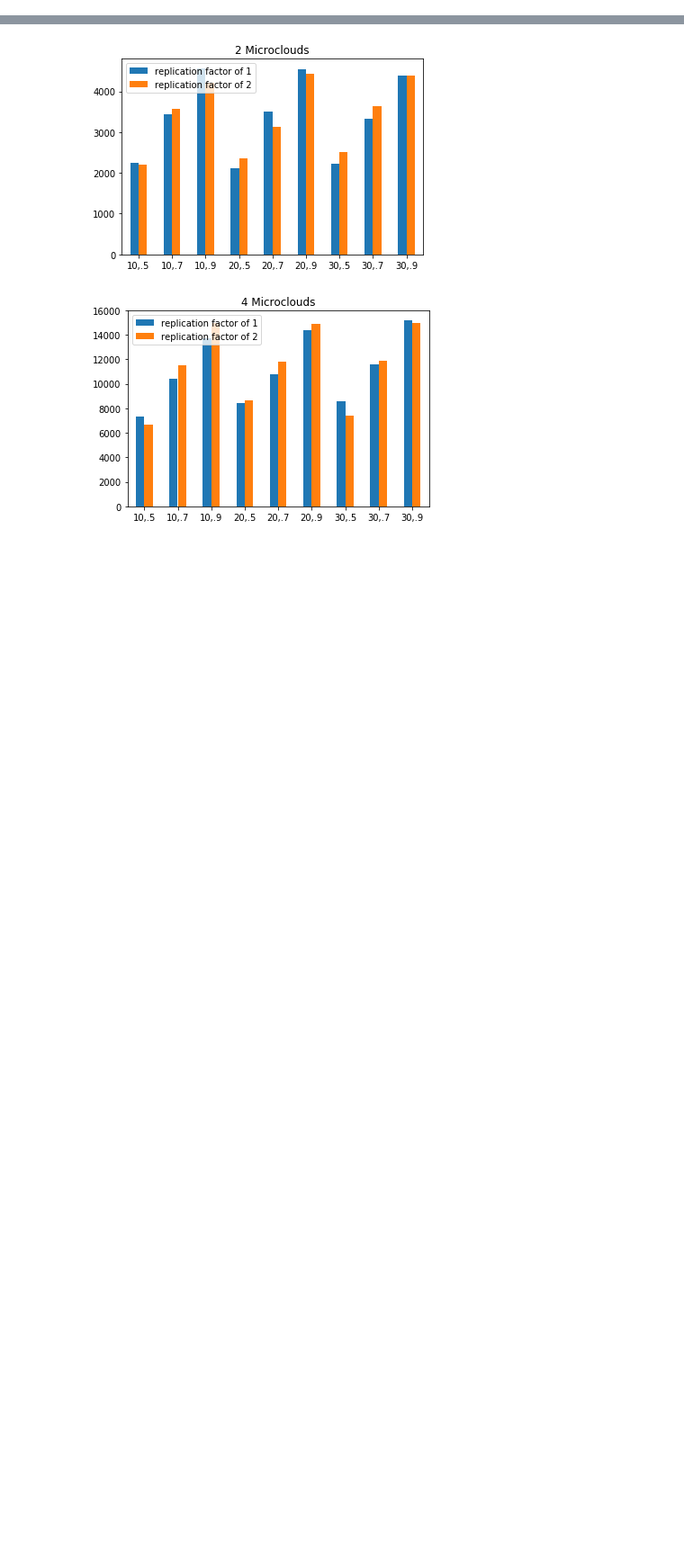
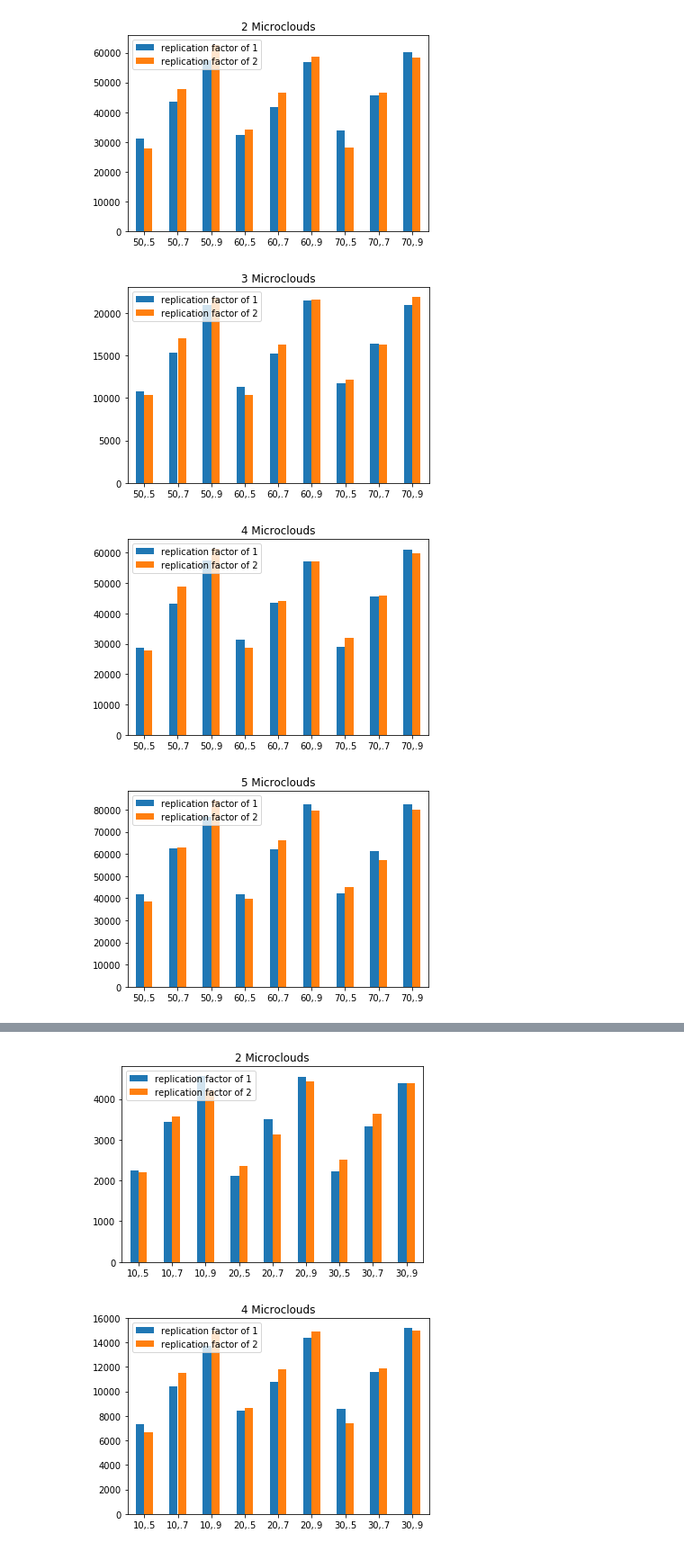
Before and after one commit to JuanMantica123/Veins_Research, a Jupyter notebook: simulations/PasubioSimulation/RandomForestNotebook.ipynb, the cells around one changed output, grey strips where cells are left out. Shown: that part at 90% size. Cells and saved outputs as stored; diff of their text form; code cells hidden in the pictures; blank space fills up the shorter version.

Commit message:
Updated the figures and simulations paremeters

```diff
--- a/simulations/PasubioSimulation/RandomForestNotebook.ipynb
+++ b/simulations/PasubioSimulation/RandomForestNotebook.ipynb
@@ -4,0 +19,21 @@ from collections import defaultdict
+# %%
+def plot_replication_factor(df,title):
+    er_values = df['expected_reliability'].unique()
+    ct_values = ['50','60','70']
+    rf_values = df['replication_factor'].unique()
+    lb = df[df.Name=='Load Balancer : 2 work finished']
+    rf1,rf2,index = [],[],[]
+    for ct in ct_values:
+        for er in er_values:
+            index.append("{},{}".format(ct,er))
+            for rf in rf_values:
+                tmp_df = lb[(lb.replication_factor==rf) & (lb.expected_reliability==er) & (lb.computation_task ==ct)]
+                parsed_series =  tmp_df['Unnamed: 18']
+                if rf=='1':
+                    rf1.append(parsed_series[parsed_series.first_valid_index()])
+                else:
+                    rf2.append(parsed_series[parsed_series.first_valid_index()])
+    rf_df = pd.DataFrame({'replication factor of 1':rf1,'replication factor of 2':rf2},index=index)
+    ax =rf_df.plot.bar(rot=0)
+    ax.set_title(title)
+    plt.show()
@@ -4,0 +62,5 @@ from collections import defaultdict
+# %%
+new_dfs = [parse_simul_df(pd.read_csv("newrandomForest"+str(i)+".csv")) for i in range(2,9)]
+# %%
+num_mcs_arr2 = [i for i in range(2,9)]
+num_mcs_to_df2 = {}
@@ -4,0 +71,9 @@ from collections import defaultdict
+# %%
+for df,num_mcs in zip(new_dfs,num_mcs_arr2):
+    plot_replication_factor(df,str(num_mcs)+" Microclouds")
+    num_mcs_to_df2[num_mcs] =df
+# %% [output]
+[figure, added]
+[figure, added]
+[figure, added]
+[figure, added]
```
Also changed, not shown: parts of 9 cells of this notebook, 1 other file.
